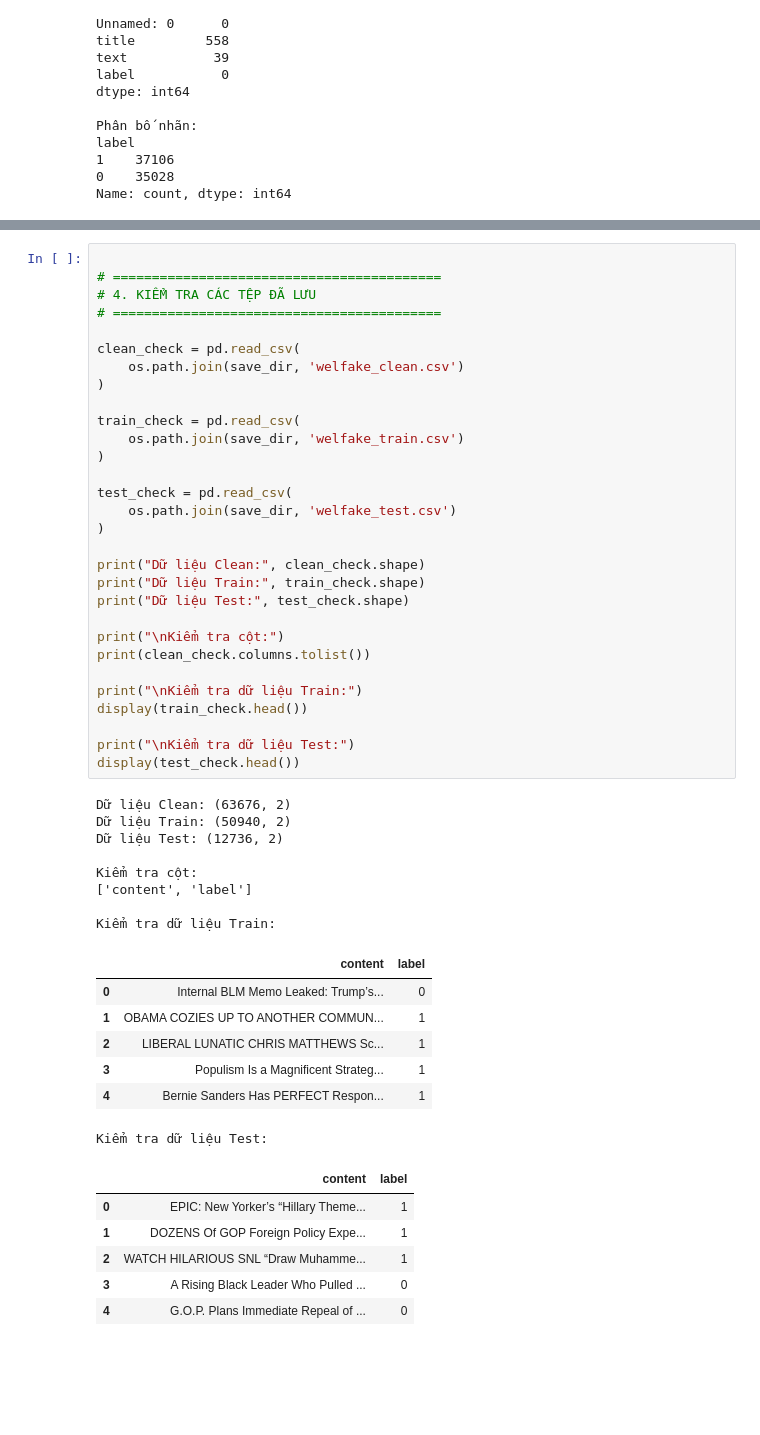
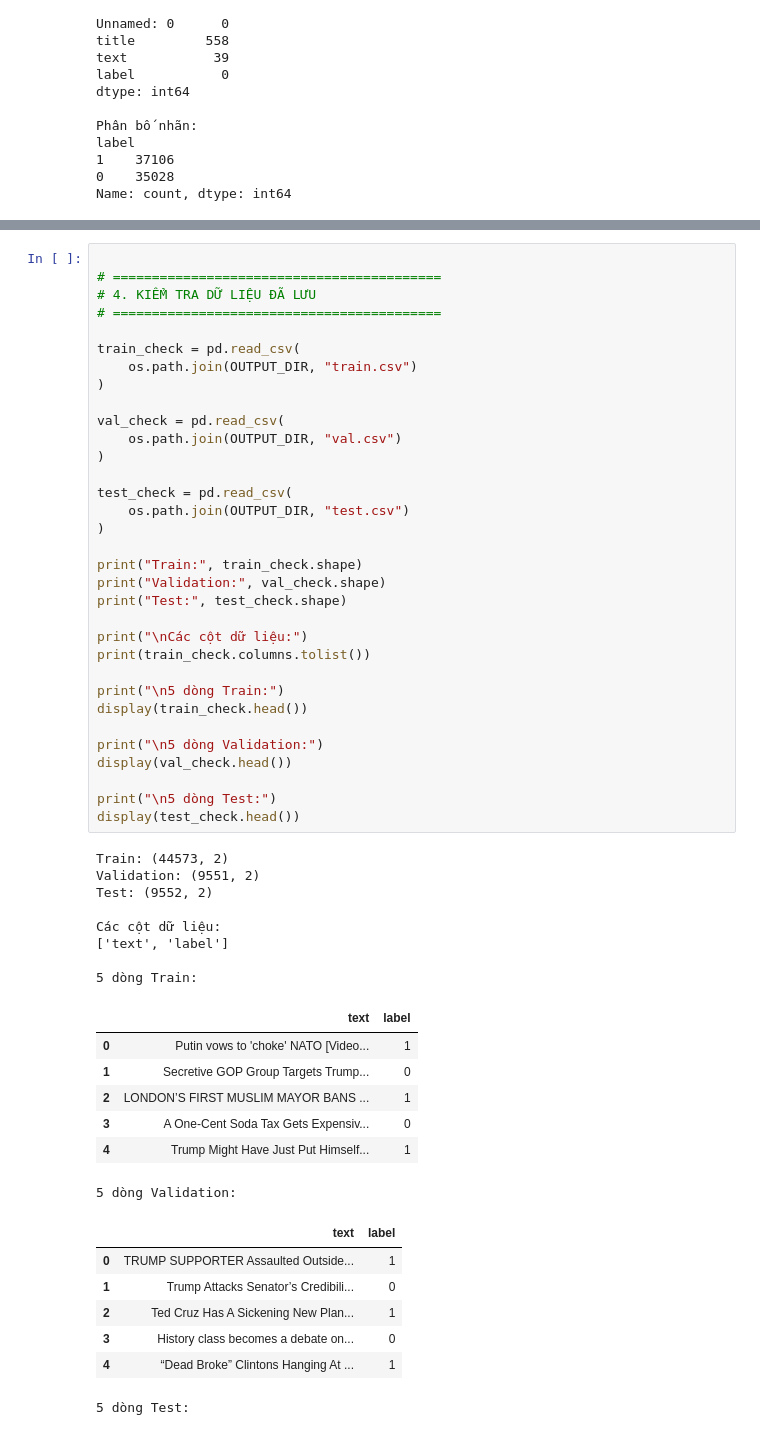
Before and after one commit to tranduchoa518-lang/fake-news-detection, a Jupyter notebook: notebooks/05_welfake_dataset_loading.ipynb, the cells around one changed output, grey strips where cells are left out. Cells and saved outputs as stored; diff of their text form; blank space fills up the shorter version.

Commit message:
Fix WELFake preprocessing and data splitting

```diff
--- a/notebooks/05_welfake_dataset_loading.ipynb
+++ b/notebooks/05_welfake_dataset_loading.ipynb
@@ -228,52 +240,56 @@ Các tệp đã lưu:
 # %%
 
 # ==========================================
-# 4. KIỂM TRA CÁC TỆP ĐÃ LƯU
+# 4. KIỂM TRA DỮ LIỆU ĐÃ LƯU
 # ==========================================
 
-clean_check = pd.read_csv(
-    os.path.join(save_dir, 'welfake_clean.csv')
+train_check = pd.read_csv(
+    os.path.join(OUTPUT_DIR, "train.csv")
 )
 
-train_check = pd.read_csv(
-    os.path.join(save_dir, 'welfake_train.csv')
+val_check = pd.read_csv(
+    os.path.join(OUTPUT_DIR, "val.csv")
 )
 
 test_check = pd.read_csv(
-    os.path.join(save_dir, 'welfake_test.csv')
+    os.path.join(OUTPUT_DIR, "test.csv")
 )
 
-print("Dữ liệu Clean:", clean_check.shape)
-print("Dữ liệu Train:", train_check.shape)
-print("Dữ liệu Test:", test_check.shape)
+print("Train:", train_check.shape)
+print("Validation:", val_check.shape)
+print("Test:", test_check.shape)
 
-print("\nKiểm tra cột:")
-print(clean_check.columns.tolist())
+print("\nCác cột dữ liệu:")
+print(train_check.columns.tolist())
 
-print("\nKiểm tra dữ liệu Train:")
+print("\n5 dòng Train:")
 display(train_check.head())
 
-print("\nKiểm tra dữ liệu Test:")
+print("\n5 dòng Validation:")
+display(val_check.head())
+
+print("\n5 dòng Test:")
 display(test_check.head())
 # %% [output]
-Dữ liệu Clean: (63676, 2)
-Dữ liệu Train: (50940, 2)
-Dữ liệu Test: (12736, 2)
+Train: (44573, 2)
+Validation: (9551, 2)
+Test: (9552, 2)
 
-Kiểm tra cột:
-['content', 'label']
+Các cột dữ liệu:
+['text', 'label']
 
-Kiểm tra dữ liệu Train:
+5 dòng Train:
-|  | content | label |
-| 0 | Internal BLM Memo Leaked: Trump’s... | 0 |
-| 1 | OBAMA COZIES UP TO ANOTHER COMMUN... | 1 |
-| 2 | LIBERAL LUNATIC CHRIS MATTHEWS Sc... | 1 |
-| 3 | Populism Is a Magnificent Strateg... | 1 |
-| 4 | Bernie Sanders Has PERFECT Respon... | 1 |
+|  | text | label |
+| 0 | Putin vows to 'choke' NATO [Video... | 1 |
+| 1 | Secretive GOP Group Targets Trump... | 0 |
+| 2 | LONDON’S FIRST MUSLIM MAYOR BANS ... | 1 |
+| 3 | A One-Cent Soda Tax Gets Expensiv... | 0 |
+| 4 | Trump Might Have Just Put Himself... | 1 |
-Kiểm tra dữ liệu Test:
+5 dòng Validation:
-|  | content | label |
-| 0 | EPIC: New Yorker’s “Hillary Theme... | 1 |
-| 1 | DOZENS Of GOP Foreign Policy Expe... | 1 |
-| 2 | WATCH HILARIOUS SNL “Draw Muhamme... | 1 |
-| 3 | A Rising Black Leader Who Pulled ... | 0 |
-| 4 | G.O.P. Plans Immediate Repeal of ... | 0 |
+|  | text | label |
+| 0 | TRUMP SUPPORTER Assaulted Outside... | 1 |
+| 1 | Trump Attacks Senator’s Credibili... | 0 |
+| 2 | Ted Cruz Has A Sickening New Plan... | 1 |
+| 3 | History class becomes a debate on... | 0 |
+| 4 | “Dead Broke” Clintons Hanging At ... | 1 |
+5 dòng Test:
```
Also changed, not shown: parts of 9 cells of this notebook.
